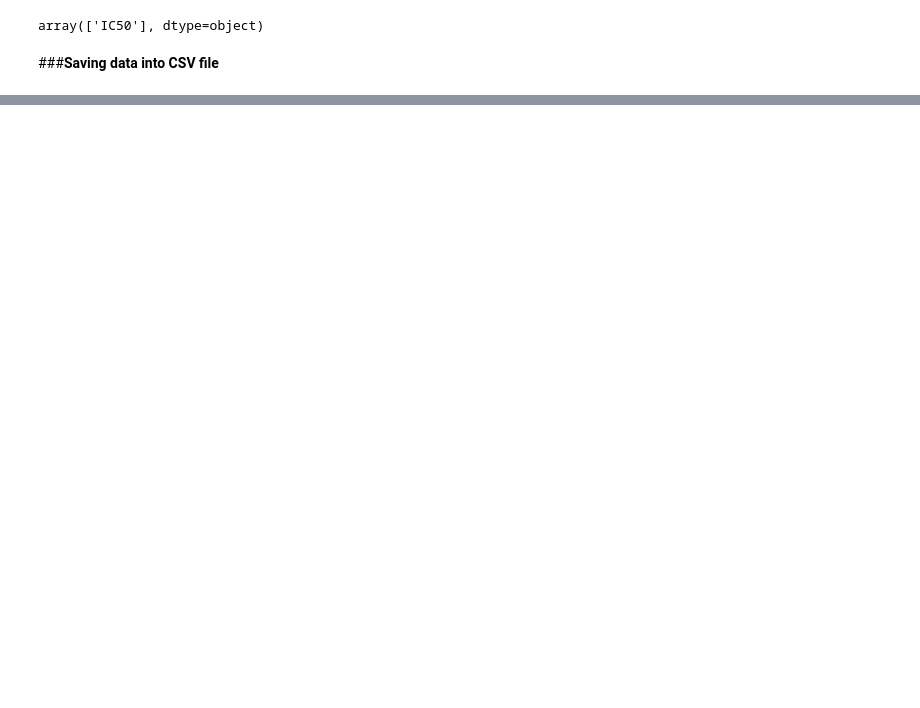
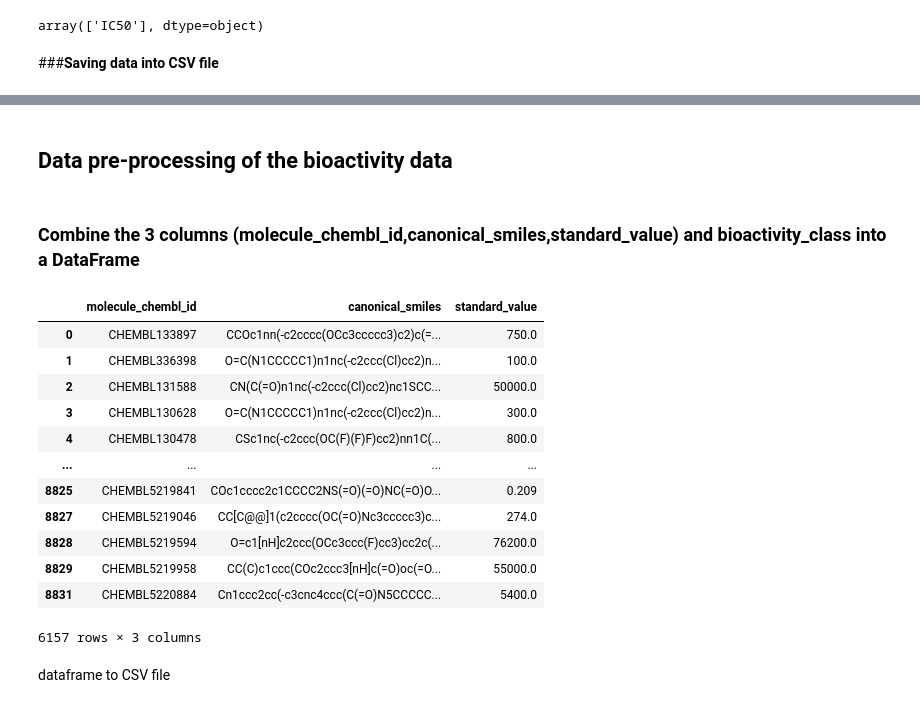
Before and after one commit to SHAMIKHA/data-bioactivity, a Jupyter notebook: project_cheminformatics__1.ipynb, the cells around one changed output, grey strips where cells are left out. Saved outputs shown, nothing was run; the diff lists cells and outputs as text; code cells hidden in the pictures; blank space fills up the shorter version.

```diff
--- a/project_cheminformatics__1.ipynb
+++ b/project_cheminformatics__1.ipynb
@@ -89,0 +132,24 @@ df.to_csv('AchE bioactivity_data_raw.csv', index=False)
+# %% [markdown]
+## **Data pre-processing of the bioactivity data**
+# %% [markdown]
+### **Combine the 3 columns (molecule_chembl_id,canonical_smiles,standard_value) and bioactivity_class into a DataFrame**
+# %%
+selection = ['molecule_chembl_id','canonical_smiles','standard_value']
+df3 = df2_nr[selection]
+df3
+# %% [output]
+|  | molecule_chembl_id | canonical_smiles | standard_value |
+| 0 | CHEMBL133897 | CCOc1nn(-c2cccc(OCc3ccccc3)c2)c(=... | 750.0 |
+| 1 | CHEMBL336398 | O=C(N1CCCCC1)n1nc(-c2ccc(Cl)cc2)n... | 100.0 |
+| 2 | CHEMBL131588 | CN(C(=O)n1nc(-c2ccc(Cl)cc2)nc1SCC... | 50000.0 |
+| 3 | CHEMBL130628 | O=C(N1CCCCC1)n1nc(-c2ccc(Cl)cc2)n... | 300.0 |
+| 4 | CHEMBL130478 | CSc1nc(-c2ccc(OC(F)(F)F)cc2)nn1C(... | 800.0 |
+| ... | ... | ... | ... |
+| 8825 | CHEMBL5219841 | COc1cccc2c1CCCC2NS(=O)(=O)NC(=O)O... | 0.209 |
+| 8827 | CHEMBL5219046 | CC[C@@]1(c2cccc(OC(=O)Nc3ccccc3)c... | 274.0 |
+| 8828 | CHEMBL5219594 | O=c1[nH]c2ccc(OCc3ccc(F)cc3)cc2c(... | 76200.0 |
+| 8829 | CHEMBL5219958 | CC(C)c1ccc(COc2ccc3[nH]c(=O)oc(=O... | 55000.0 |
+| 8831 | CHEMBL5220884 | Cn1ccc2cc(-c3cnc4ccc(C(=O)N5CCCCC... | 5400.0 |
+6157 rows × 3 columns
+# %% [markdown]
+ dataframe to CSV file
```
Also changed, not shown: parts of 15 cells of this notebook.
